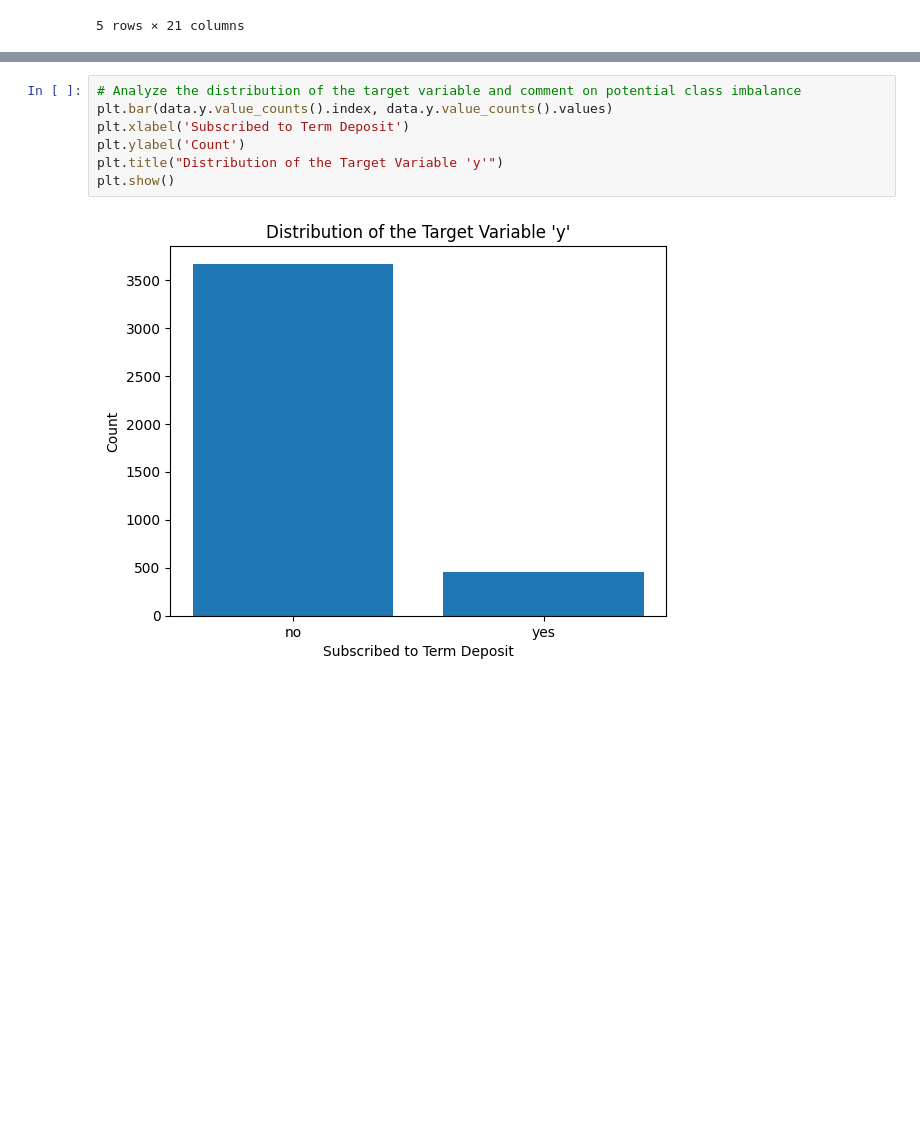
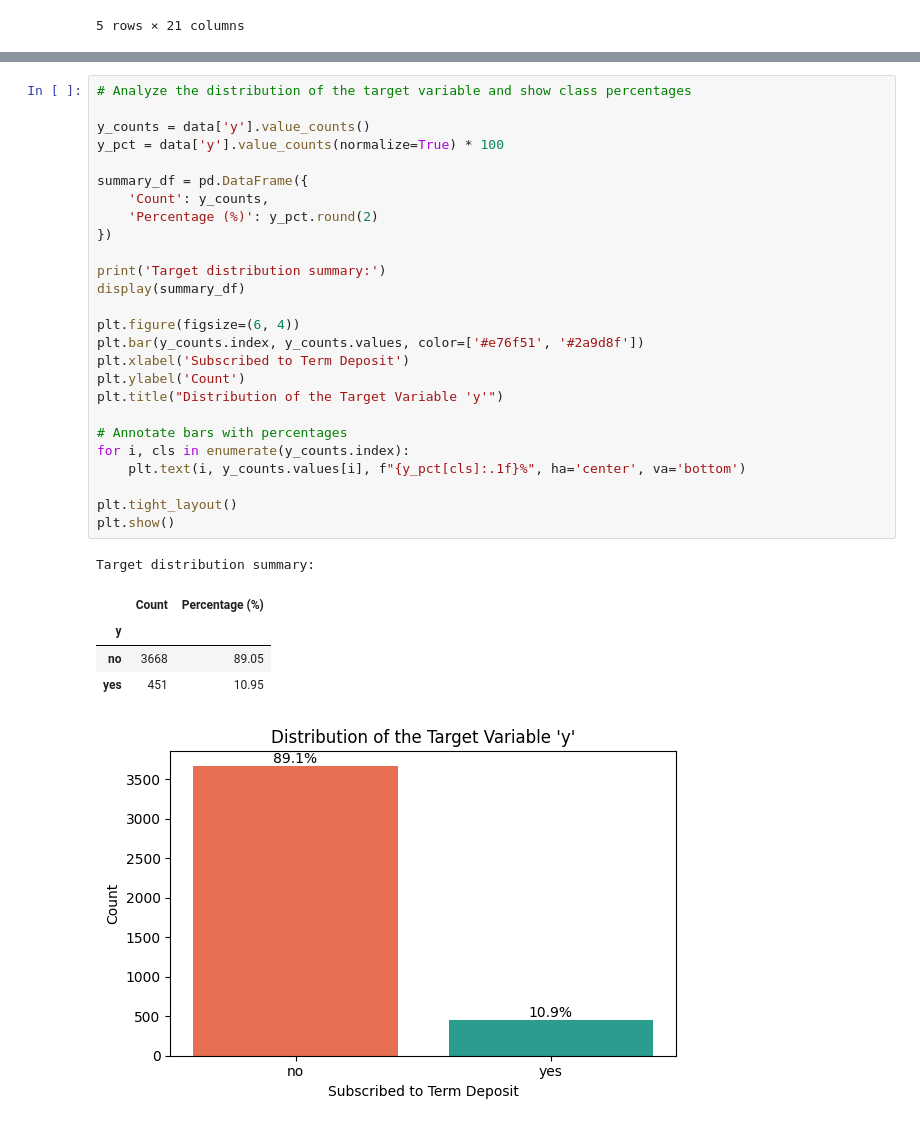
Before and after one commit to Declamski/ML_foundations_data_preparation, a Jupyter notebook: assignment_1_declan_vandam.ipynb, the cells around one changed output, grey strips where cells are left out. Drawn from its saved outputs; the diff is of its cells as text; blank space fills up the shorter version.

```diff
--- a/assignment_1_declan_vandam.ipynb
+++ b/assignment_1_declan_vandam.ipynb
@@ -67,9 +102,33 @@ Categorical features (11): ['job', 'marital', 'education', 'default', 'housing',
 # %%
-# Analyze the distribution of the target variable and comment on potential class imbalance
-plt.bar(data.y.value_counts().index, data.y.value_counts().values)
+# Analyze the distribution of the target variable and show class percentages
+
+y_counts = data['y'].value_counts()
+y_pct = data['y'].value_counts(normalize=True) * 100
+
+summary_df = pd.DataFrame({
+    'Count': y_counts,
+    'Percentage (%)': y_pct.round(2)
+})
+
+print('Target distribution summary:')
+display(summary_df)
+
+plt.figure(figsize=(6, 4))
+plt.bar(y_counts.index, y_counts.values, color=['#e76f51', '#2a9d8f'])
 plt.xlabel('Subscribed to Term Deposit')
 plt.ylabel('Count')
 plt.title("Distribution of the Target Variable 'y'")
+
+# Annotate bars with percentages
+for i, cls in enumerate(y_counts.index):
+    plt.text(i, y_counts.values[i], f"{y_pct[cls]:.1f}%", ha='center', va='bottom')
+
+plt.tight_layout()
 plt.show()
 # %% [output]
+Target distribution summary:
+|  | Count | Percentage (%) |
+| y |  |  |
+| no | 3668 | 89.05 |
+| yes | 451 | 10.95 |
-[figure, old version]
+[figure, new version]
```
Also changed, not shown: parts of 61 cells of this notebook, 3 other files.
